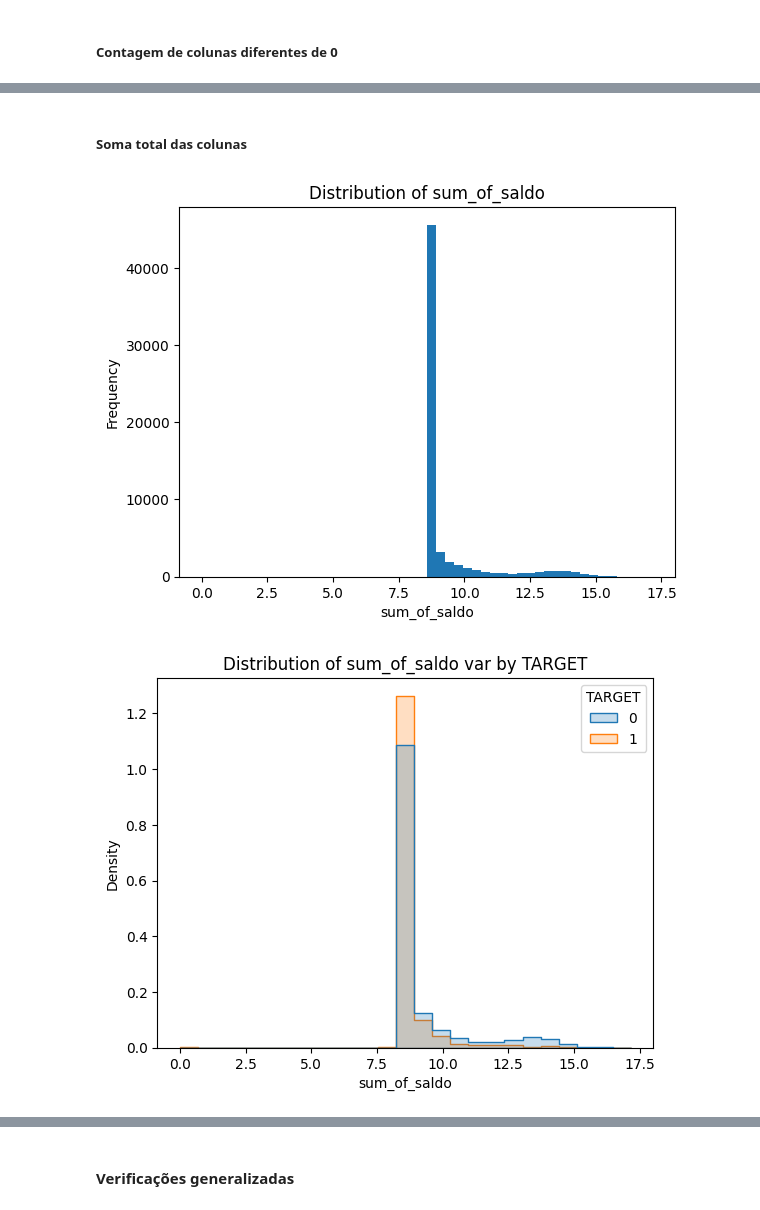
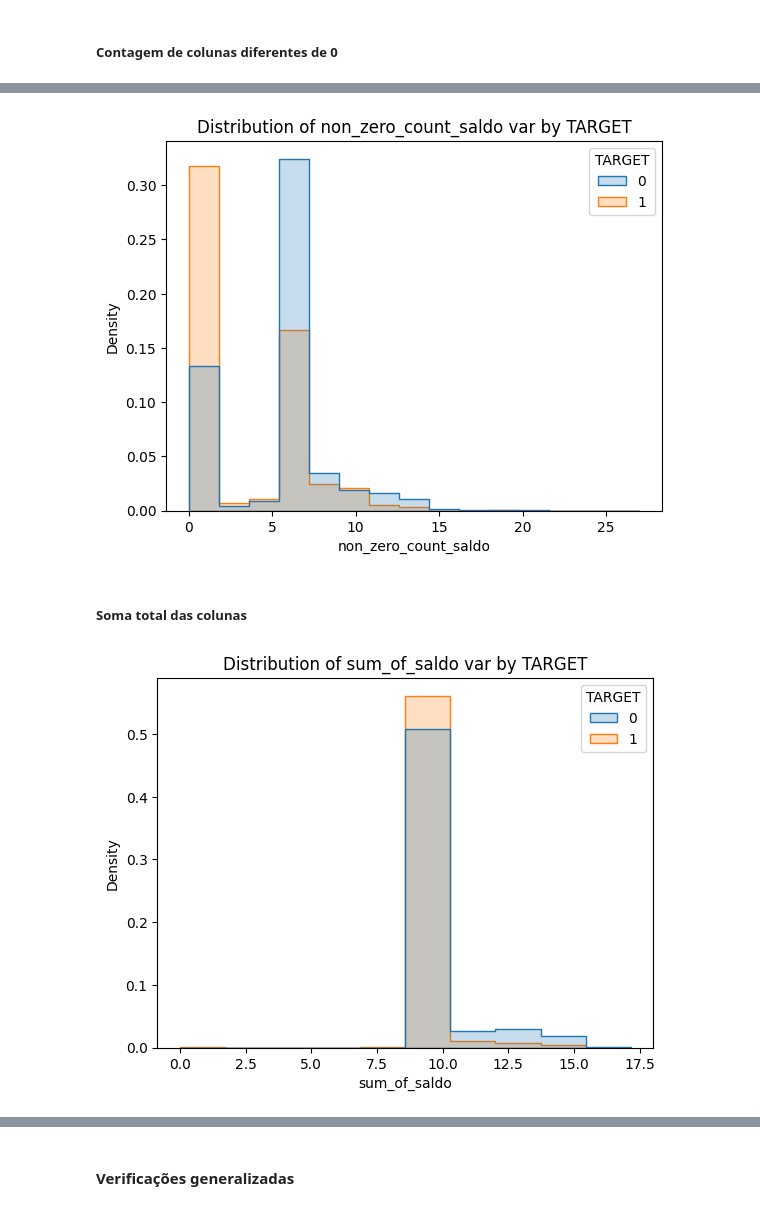
Before and after one commit to FelipeViacava/data-masters-case, a Jupyter notebook: 01-eda.ipynb, the cells around one changed output, grey strips where cells are left out. Saved outputs shown, nothing was run; the diff lists cells and outputs as text; code cells hidden in the pictures.

```diff
--- a/01-eda.ipynb
+++ b/01-eda.ipynb
@@ -209,3 +202,12 @@ cv.lineplot(df, "non_zero_count_saldo")
+# %%
+col = "non_zero_count_saldo"
+cv.binaryhistplot(
+    x=df[col],
+    hue=df["TARGET"],
+    nbins=15
+)
+# %% [output]
+[figure, added]
 # %% [markdown]
 ##### Soma total das colunas
 # %%
@@ -226,9 +217,14 @@ df_["sum_of_saldo"] = df_["sum_of_saldo"] \
-# %%
-cv.histplot(df_, "sum_of_saldo", nbins=50)
-cv.binaryhistplot(df_, "sum_of_saldo", nbins=25)
-# %% [output]
-[figure, removed]
-[figure, removed]
+# %%
+col = "sum_of_saldo"
+min_sum = df[col].min()
+
+cv.binaryhistplot(
+    x=df[col].apply(lambda x: np.log(x+1-min_sum)),
+    hue=df["TARGET"],
+    nbins=10
+)
+# %% [output]
+[figure, added]
 # %% [markdown]
 ### Imp
 
```
Also changed, not shown: parts of 53 cells of this notebook, 5 other files.
